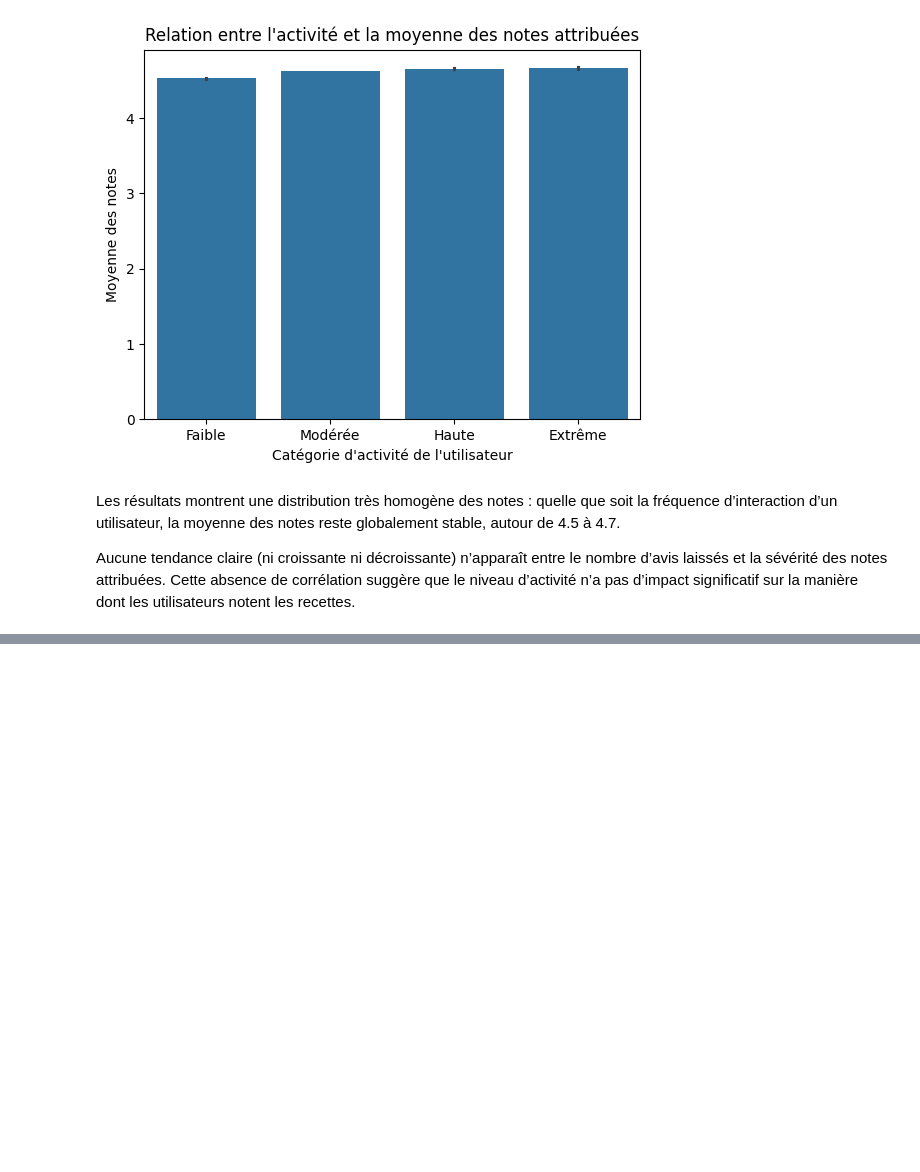
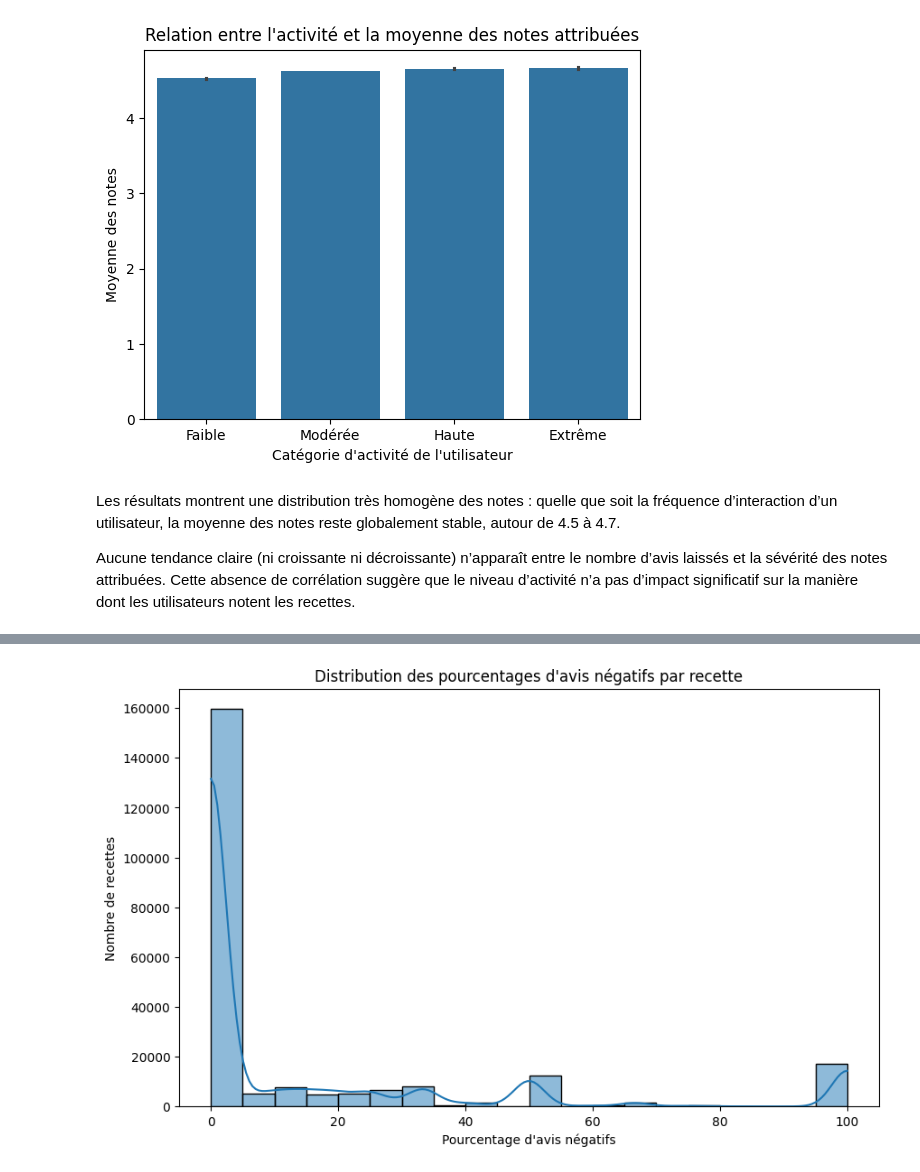
Before and after one commit to DjNaGuRo/MangeTaMain, a Jupyter notebook: notebooks/pr.ipynb, the cells around one changed output, grey strips where cells are left out. Drawn from its saved outputs; the diff is of its cells as text; code cells hidden in the pictures; blank space fills up the shorter version.

```diff
--- a/notebooks/pr.ipynb
+++ b/notebooks/pr.ipynb
@@ -529,0 +484,3 @@ def clean_text(text):
+# %%
+##creation d une colonne binaire qui indqiue si l avis est negative ou positive,en fonction de la note attribuée,la note de 1 a 3 est negative(1),et de 4 a 5 est positive(0)
+data['binary_sentiment'] = data['rating'].apply(lambda x: 1 if x <= 3 else 0)
@@ -529,0 +501,3 @@ def clean_text(text):
+# %%
+#isolation des lignes dont la note est 4 ou nan
+date_rating_4 = data[(data['rating'] == 4) | (data['rating'].isna())]
@@ -529,0 +653,3 @@ def clean_text(text):
+# %%
+#update des valeurs dans le dataset original
+data.update(date_rating_4[['binary_sentiment']])
@@ -529,0 +665,9 @@ def clean_text(text):
+# %%
+# Exemple : interactions = table avec review_id, recipe_id, is_negative
+# recipes = table principale des recettes
+
+# 1. Calculer le nombre d'avis négatifs et le total d'avis par recette
+recipe_sentiment = (data.groupby('recipe_id')['binary_sentiment']
+              .agg(total_reviews='count', negative_reviews='sum')
+              .reset_index()
+)
@@ -529,0 +696,11 @@ def clean_text(text):
+# %%
+###visualisons la distribution des pourcentages d'avis négatifs par recette
+recipe_sentiment['negative_percentage'] = (recipe_sentiment['negative_reviews'] / recipe_sentiment['total_reviews']) * 100
+plt.figure(figsize=(10, 6))
+sns.histplot(recipe_sentiment['negative_percentage'], bins=20, kde=True)
+plt.title("Distribution des pourcentages d'avis négatifs par recette")
+plt.xlabel("Pourcentage d'avis négatifs")
+plt.ylabel("Nombre de recettes")
+plt.show()
+# %% [output]
+[figure, added]
```
Also changed, not shown: parts of 39 cells of this notebook.
